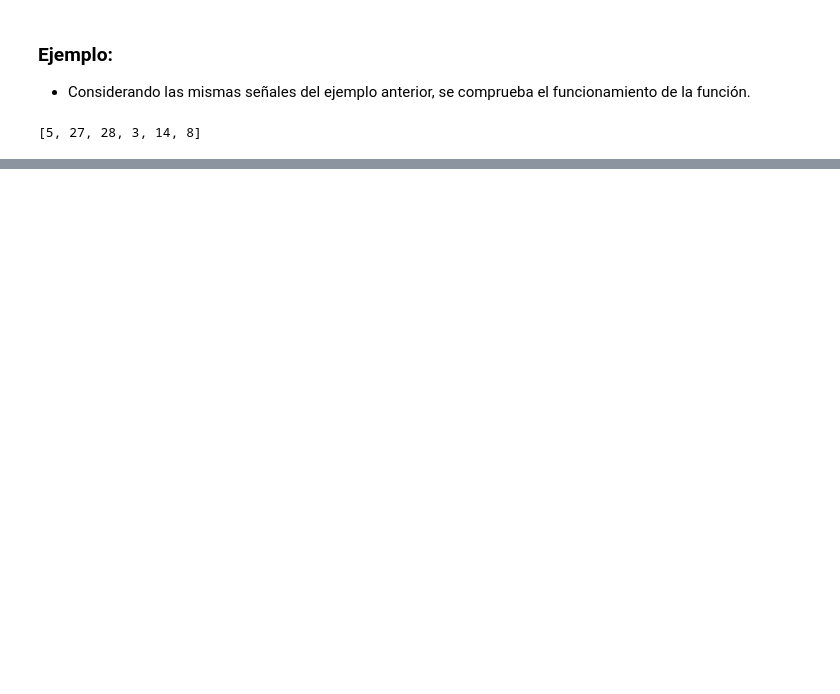
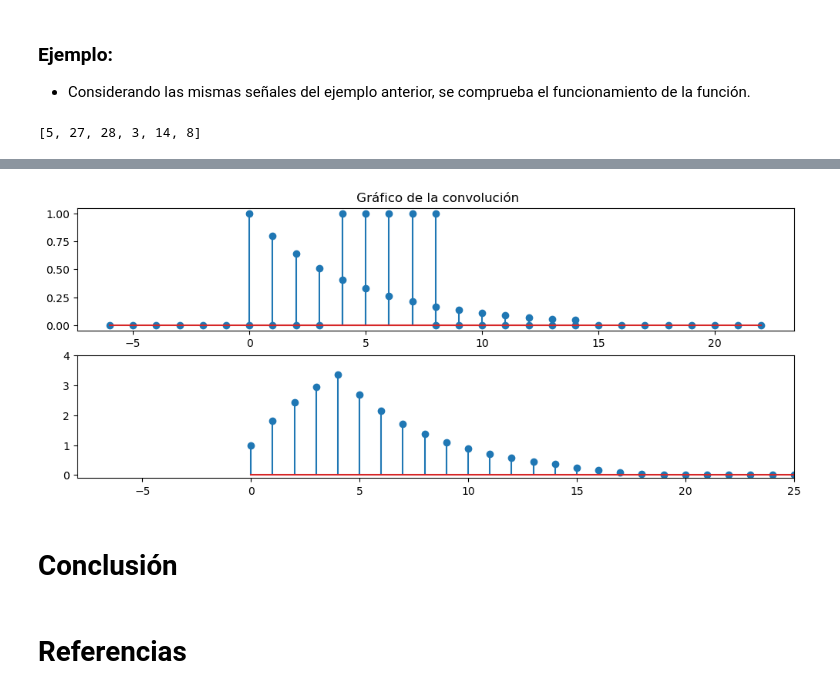
Before and after one commit to valentinavalderas/Tareas_acus099, a Jupyter notebook: Tarea 2.ipynb, the cells around one changed output, grey strips where cells are left out. Saved outputs shown, nothing was run; the diff lists cells and outputs as text; code cells hidden in the pictures; blank space fills up the shorter version.

```diff
--- a/Tarea 2.ipynb
+++ b/Tarea 2.ipynb
@@ -108,0 +216,20 @@ convolucion(x,h)
+# %%
+#Resultado de convolución
+plt.figure(1,figsize=(12,12));
+plt.xlim(-5,25)
+plt.subplot(511)
+plt.title(" Gráfico de la convolución")
+plt.stem(n+8,h_n*0);
+plt.stem(-(n-8),h_n);
+plt.stem(n,x_n);
+
+plt.subplot(512)
+plt.xlim(-8,25)
+plt.ylim(-0.1,4)
+plt.stem(np.convolve(x_n,h_n));
+# %% [output]
+[figure, added]
+# %% [markdown]
+# Conclusión
+# %% [markdown]
+# Referencias
```
Also changed, not shown: parts of 19 cells of this notebook.
